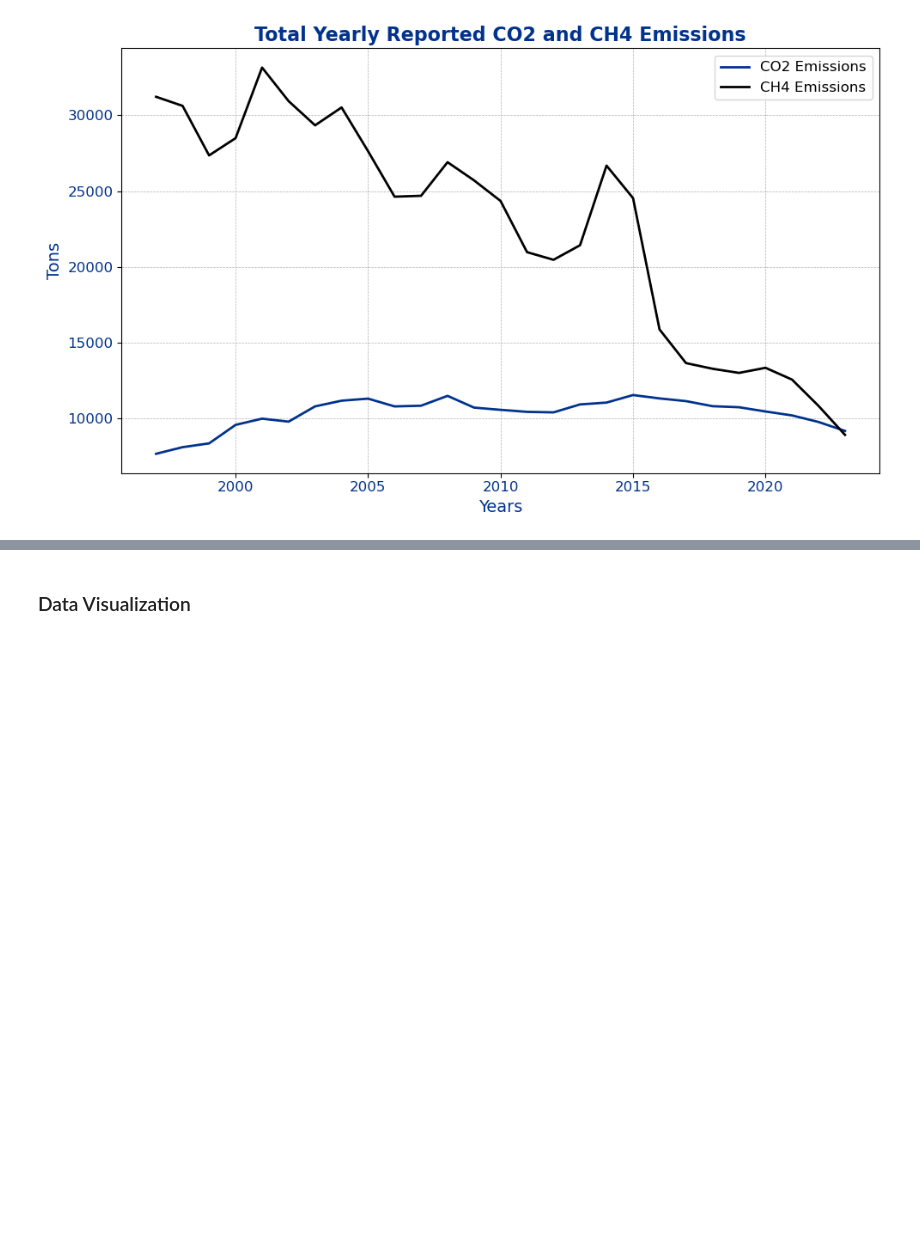
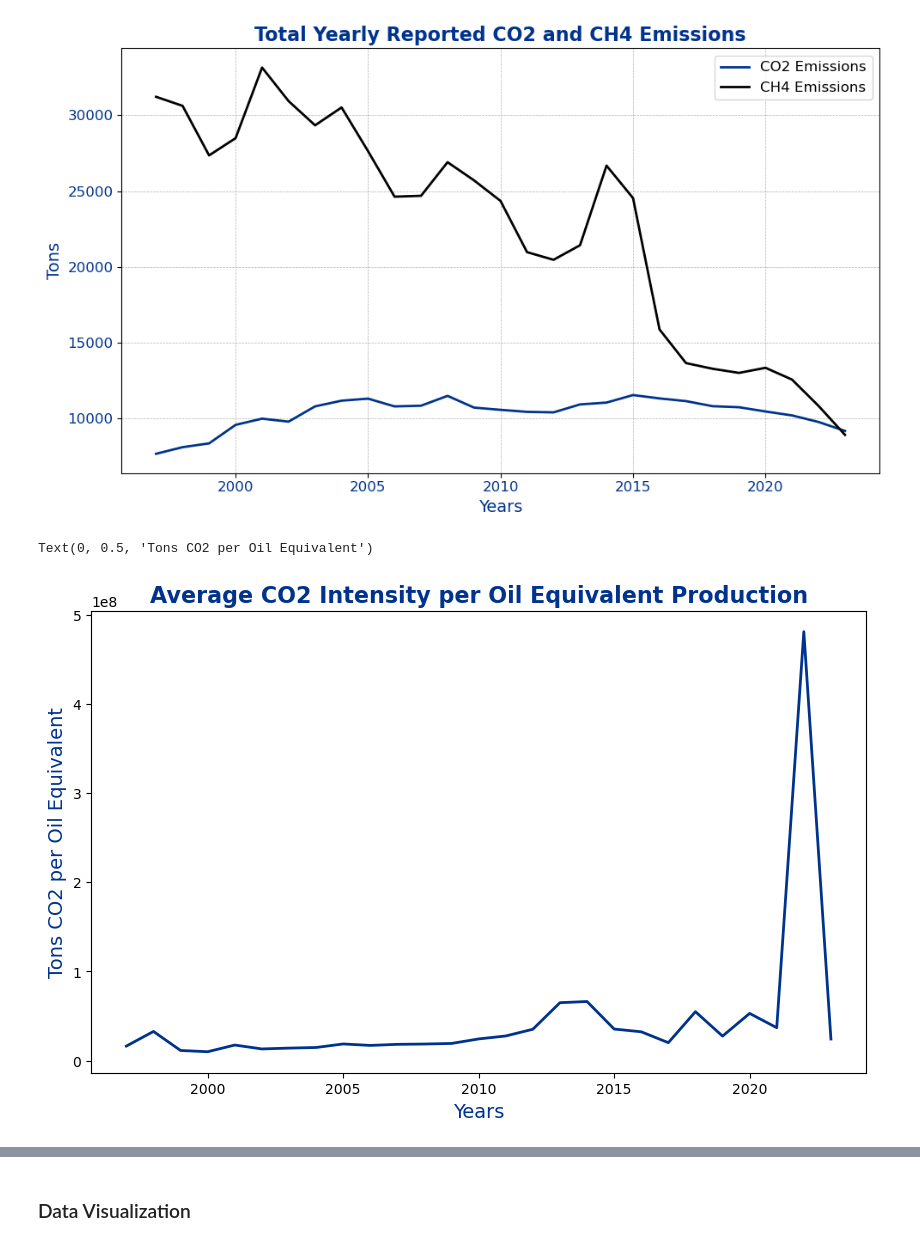
Before and after one commit to percw/Norwegian_oil_gas_decarbonization, a Jupyter notebook: notebooks/03_data_processing/03_production_and_emission_data_processing.ipynb, the cells around one changed output, grey strips where cells are left out. Saved outputs shown, nothing was run; the diff lists cells and outputs as text; code cells hidden in the pictures; blank space fills up the shorter version.

```diff
--- a/notebooks/03_data_processing/03_production_and_emission_data_processing.ipynb
+++ b/notebooks/03_data_processing/03_production_and_emission_data_processing.ipynb
@@ -241,0 +323,6 @@ array(['statfjord nord', 'frøy', 'hod', 'albuskjell', 'cod', 'edda',
+# %%
+# Removing cod, edda and murchison from the the dataframe
+
+fields_prod_emissions_1997_2023_df = fields_prod_emissions_1997_2023_df[
+    ~fields_prod_emissions_1997_2023_df["field"].isin(["cod", "edda", "murchison"])
+]
@@ -241,0 +699,13 @@ array(['statfjord nord', 'frøy', 'hod', 'albuskjell', 'cod', 'edda',
+# %%
+# CO2e emission - GWP 100
+fields_prod_emissions_1997_2023_df["tco2e/ktoe_gwp100"] = (
+    fields_prod_emissions_1997_2023_df["co2e_gwp100_tons"]
+    / (fields_prod_emissions_1997_2023_df["net_oil_eq_prod_yearly_mill_sm3"] * 0.84)
+)
+
+
+# CO2e emission - GWP 20
+fields_prod_emissions_1997_2023_df["tco2e/ktoe_gwp20"] = (
+    fields_prod_emissions_1997_2023_df["co2e_gwp20_tons"]
+    / (fields_prod_emissions_1997_2023_df["net_oil_eq_prod_yearly_mill_sm3"] * 0.84)
+)
@@ -355,0 +893,28 @@ bottom_30_co2_polluting_fields = emissions_df.groupby('field')['yearly_co2_emiss
+# %%
+# Plotting the average CO2 intensity per oil equivalent production
+
+plt.figure(figsize=(10, 6))
+
+# Setting x as the average production across fields
+co2_intensity_x = (
+    fields_prod_emissions_1997_2023_df.groupby("year")["tco2e/ktoe_gwp100"].sum().index
+)
+co2_intensity_y = (
+    fields_prod_emissions_1997_2023_df.groupby("year")["tco2e/ktoe_gwp100"].sum().values
+)
+
+plt.plot(co2_intensity_x, co2_intensity_y, color="#00338D", linewidth=2)  # Red
+
+# Titles and labels
+plt.title(
+    "Average CO2 Intensity per Oil Equivalent Production",
+    fontsize=16,
+    fontweight="bold",
+    color="#00338D",
+)
+
+plt.xlabel("Years", fontsize=14, color="#00338D")
+plt.ylabel("Tons CO2 per Oil Equivalent", fontsize=14, color="#00338D")
+# %% [output]
+Text(0, 0.5, 'Tons CO2 per Oil Equivalent')
+[figure, added]
```
Also changed, not shown: parts of 31 cells of this notebook, 1 other file.
